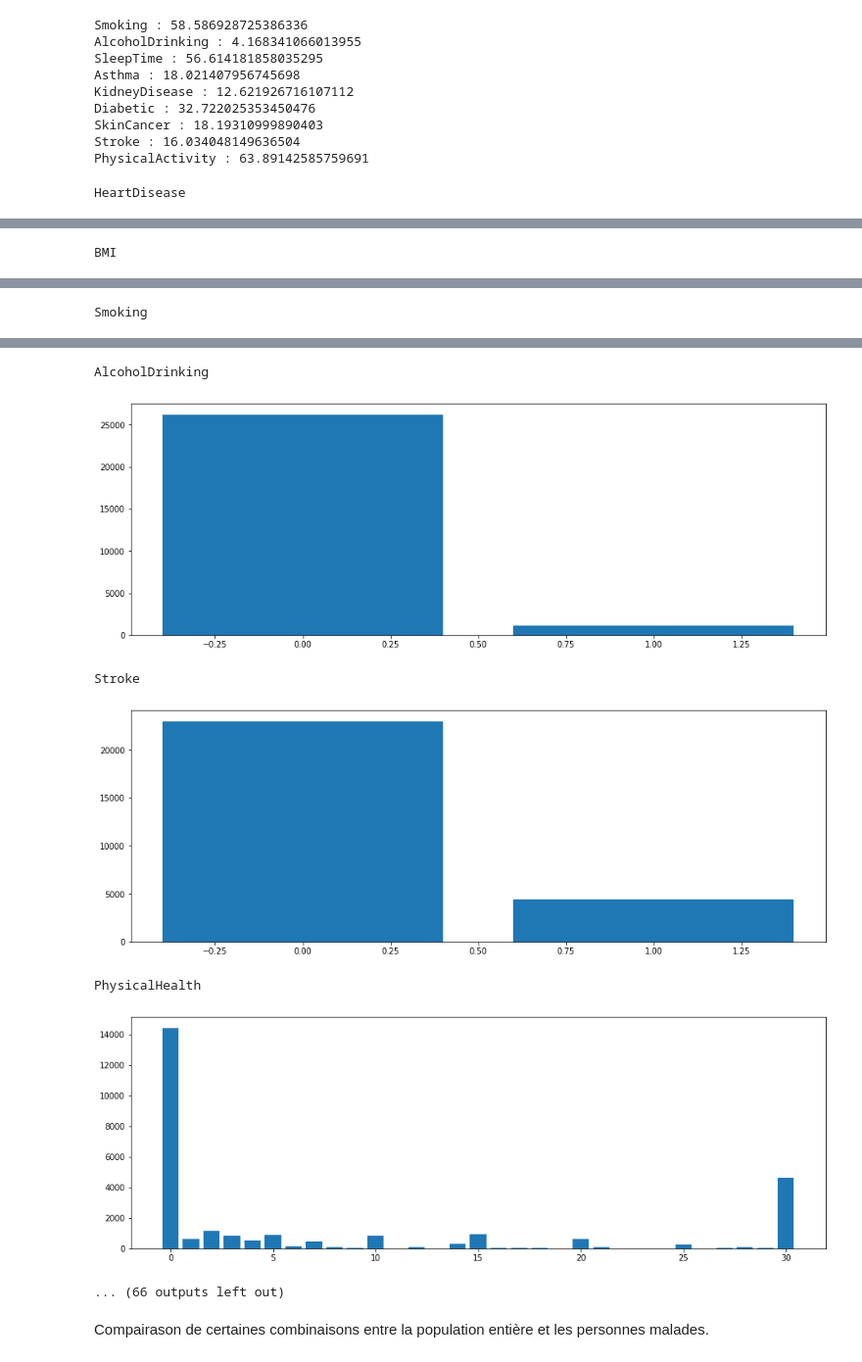
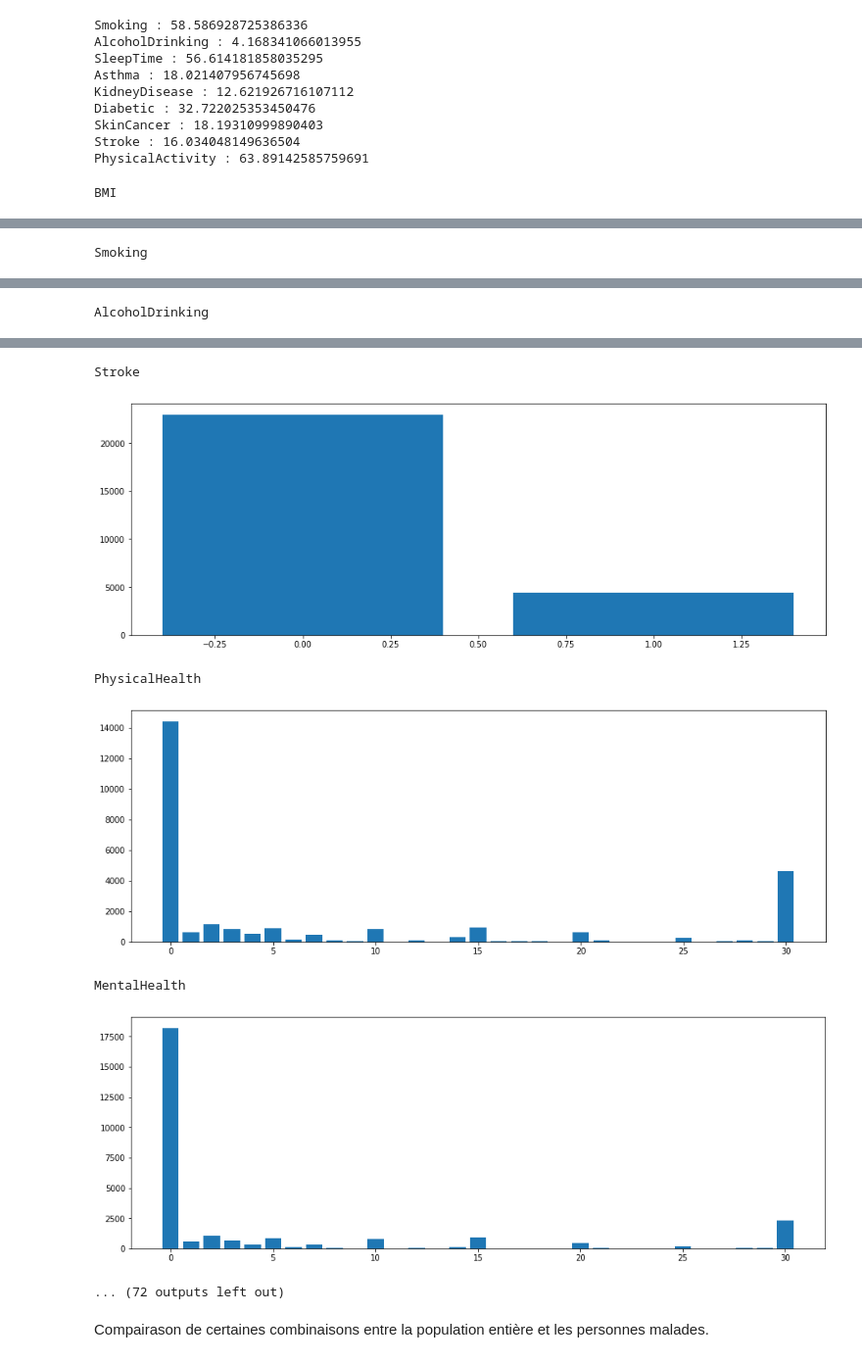
Before and after one commit to nlmz94/machineLearningHeartDisease, a Jupyter notebook: project.ipynb, the cells around one changed output, grey strips where cells are left out. Shown: that part at 98% size. Drawn from its saved outputs; the diff is of its cells as text; code cells hidden in the pictures.

```diff
--- a/project.ipynb
+++ b/project.ipynb
@@ -76,6 +119,8 @@ KidneyDisease       0
 SkinCancer          0
 dtype: int64
 # %%
+df = df.replace("No", 0).replace("Yes", 1)
+
 one_hot_sex = pd.get_dummies(df['Sex'])
 df = df.drop('Sex',axis = 1)
 df = df.join(one_hot_sex)
@@ -92,7 +137,9 @@ one_hot_genHealth = pd.get_dummies(df['GenHealth'])
 df = df.drop('GenHealth',axis = 1)
 df = df.join(one_hot_genHealth)
 
-df = df.replace("No", 0).replace("Yes", 1)
+one_hot_diabetic = pd.get_dummies(df['Diabetic']).rename(columns={1.0: 'Diabetic', 0.0: 'Not diabetic'})
+df = df.drop('Diabetic',axis = 1)
+df = df.join(one_hot_diabetic)
 
 df
 # %% [output]
@@ -186,7 +233,6 @@ Stroke : 16.034048149636504
 PhysicalActivity : 63.89142585759691
 # %%
 current = heartDiseased.drop('HeartDisease', 1)
-current = heartDiseased.drop('Diabetic', 1)
 for str in current.columns:
     print(str)
     values = current[str].value_counts()
@@ -195,4 +241,4 @@ for str in current.columns:
     ax.bar(values.index.tolist(), values.tolist())
     plt.show()
 # %% [output]
-HeartDisease
+BMI
@@ -200 +246 @@ HeartDisease
-BMI
+Smoking
@@ -202 +248 @@ BMI
-Smoking
+AlcoholDrinking
@@ -204,10 +250,10 @@ Smoking
-AlcoholDrinking
+Stroke
-[figure, old version]
+[figure, new version]
-Stroke
+PhysicalHealth
-[figure, old version]
+[figure, new version]
-PhysicalHealth
+MentalHealth
-[figure, old version]
+[figure, new version]
-... (66 outputs left out)
+... (72 outputs left out)
 # %% [markdown]
 Compairason de certaines combinaisons entre la population entière et les personnes malades.
 # %%
```
Also changed, not shown: parts of 6 cells of this notebook.
